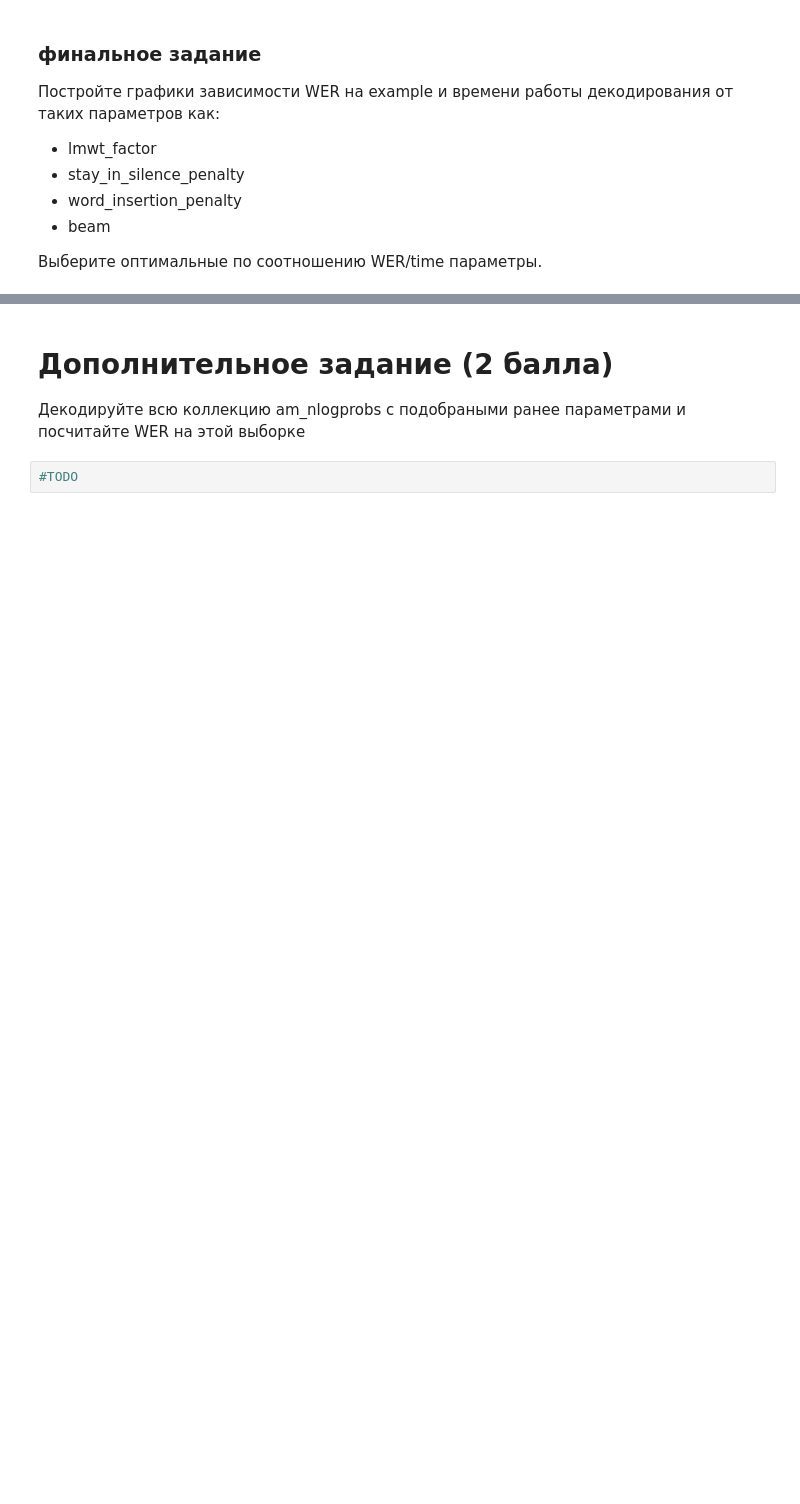
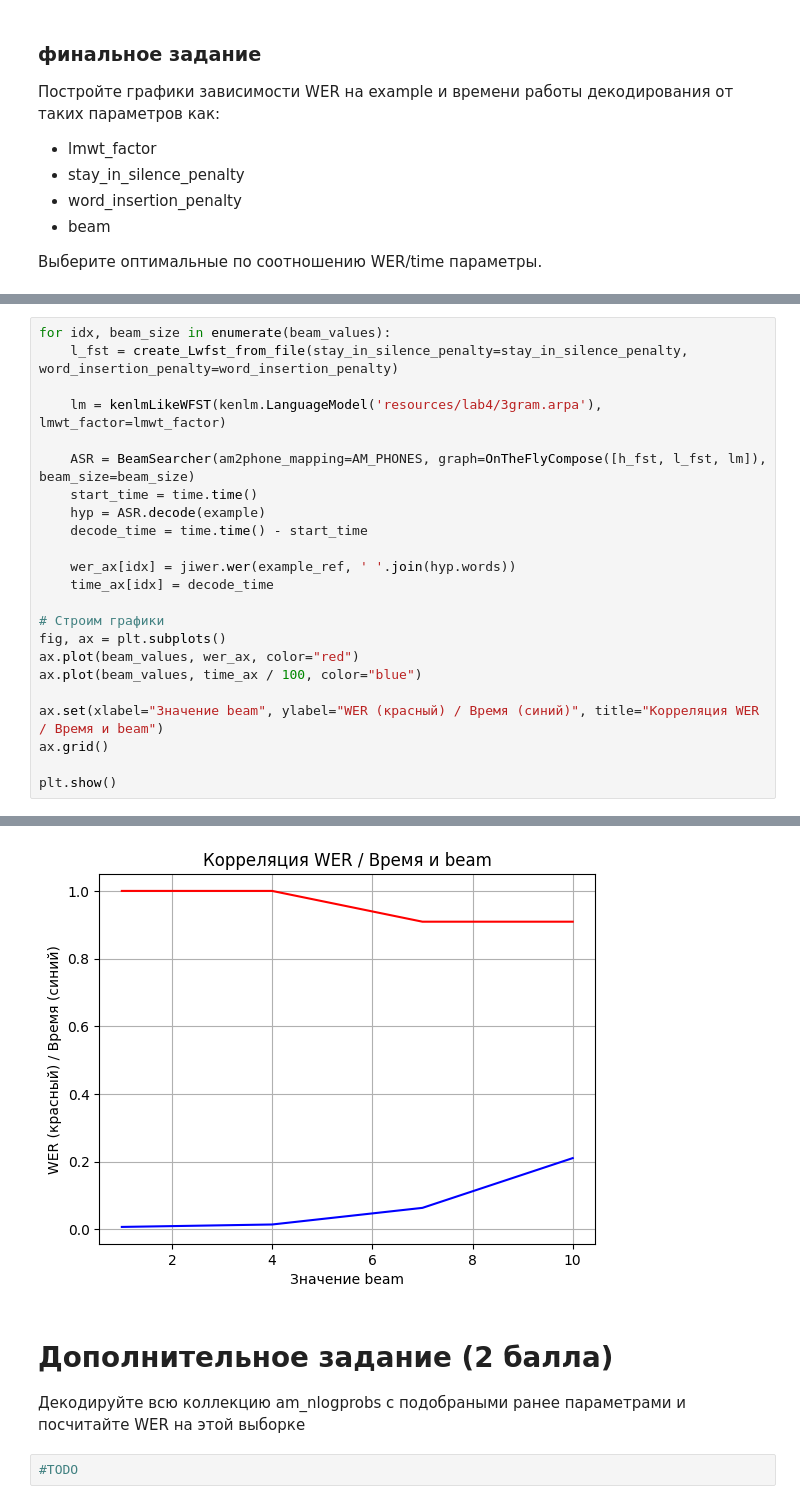
Before and after one commit to medbar/asr_itmo_practice, a Jupyter notebook: asr_lab4.ipynb, the cells around one changed output, grey strips where cells are left out. Saved outputs shown, nothing was run; the diff lists cells and outputs as text; blank space fills up the shorter version.

```diff
--- a/asr_lab4.ipynb
+++ b/asr_lab4.ipynb
@@ -996,0 +1148,24 @@ print(hyp, "WER: ", jiwer.wer(example_ref, ' '.join(hyp.words)))
+# %%
+for idx, beam_size in enumerate(beam_values):
+    l_fst = create_Lwfst_from_file(stay_in_silence_penalty=stay_in_silence_penalty, word_insertion_penalty=word_insertion_penalty)
+
+    lm = kenlmLikeWFST(kenlm.LanguageModel('resources/lab4/3gram.arpa'), lmwt_factor=lmwt_factor)
+
+    ASR = BeamSearcher(am2phone_mapping=AM_PHONES, graph=OnTheFlyCompose([h_fst, l_fst, lm]), beam_size=beam_size)
+    start_time = time.time()
+    hyp = ASR.decode(example)
+    decode_time = time.time() - start_time
+
+    wer_ax[idx] = jiwer.wer(example_ref, ' '.join(hyp.words))
+    time_ax[idx] = decode_time
+
+# Строим графики
+fig, ax = plt.subplots()
+ax.plot(beam_values, wer_ax, color="red")
+ax.plot(beam_values, time_ax / 100, color="blue")
+
+ax.set(xlabel="Значение beam", ylabel="WER (красный) / Время (синий)", title="Корреляция WER / Время и beam")
+ax.grid()
+
+plt.show()
+# %% [output]
@@ -997,3 +1189,4 @@ print(hyp, "WER: ", jiwer.wer(example_ref, ' '.join(hyp.words)))
+[figure, added]
 # %% [markdown]
 # Дополнительное задание (2 балла)
 Декодируйте всю коллекцию am_nlogprobs с подобраными ранее параметрами и посчитайте WER на этой выборке
```
Also changed, not shown: parts of 12 cells of this notebook.
